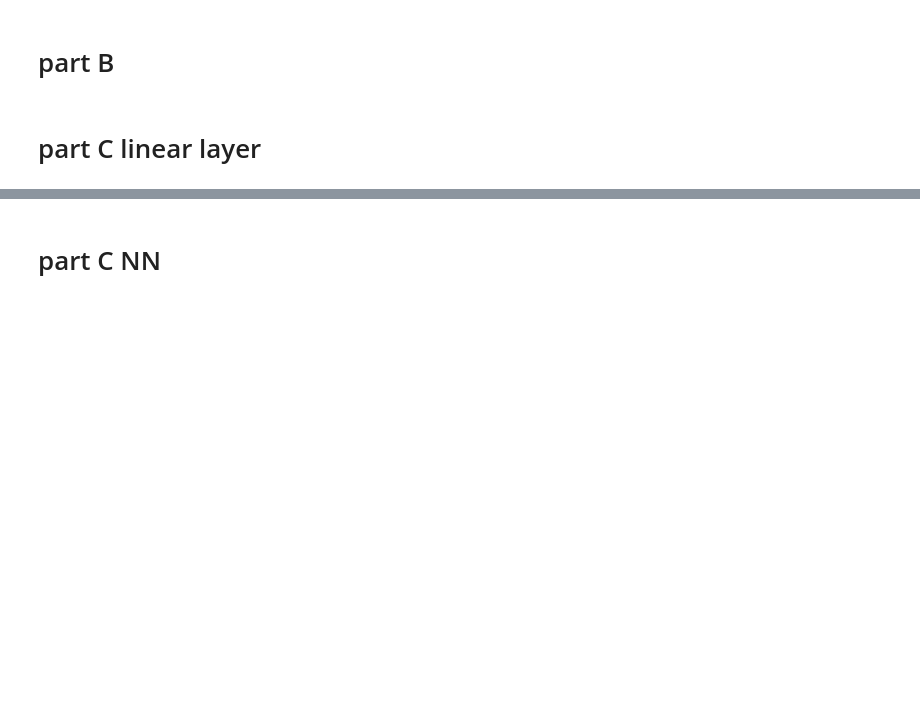
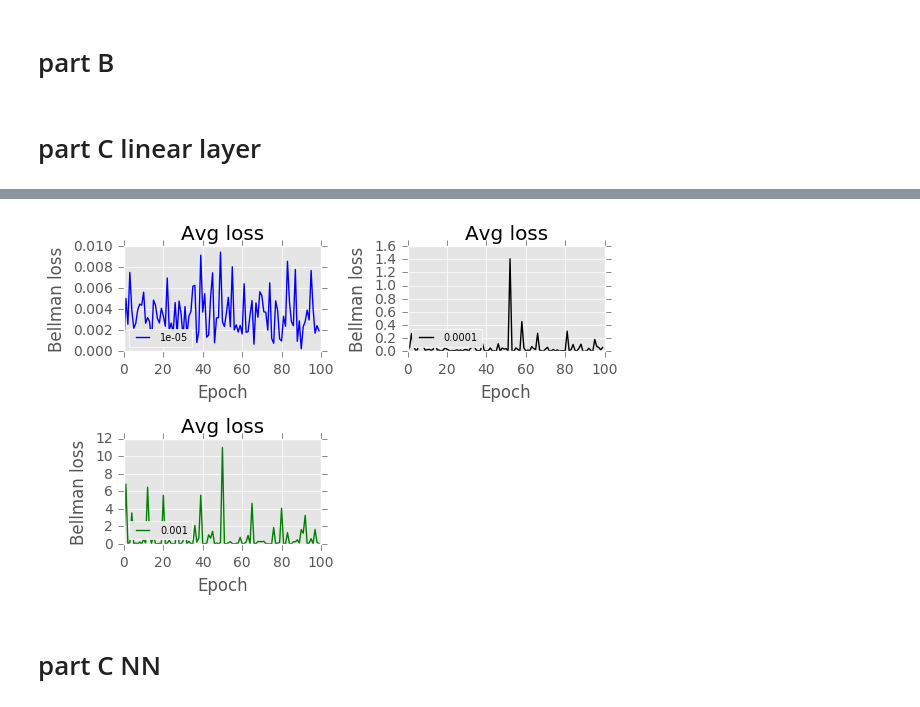
Before and after one commit to omernivro/Deep, a Jupyter notebook: assignment_3_gym_note.ipynb, the cells around one changed output, grey strips where cells are left out. Drawn from its saved outputs; the diff is of its cells as text; code cells hidden in the pictures; blank space fills up the shorter version.

```diff
--- a/assignment_3_gym_note.ipynb
+++ b/assignment_3_gym_note.ipynb
@@ -280,3 +286,8 @@ plt.show()
+# %%
+plot_loss(all_loss[:,3:6],epochs,'Avg loss',lr_d)
+plt.show()
+# %% [output]
+[figure, added]
 # %% [markdown]
 <h1>part C NN</h1>
 # %%
```
Also changed, not shown: parts of 37 cells of this notebook.
